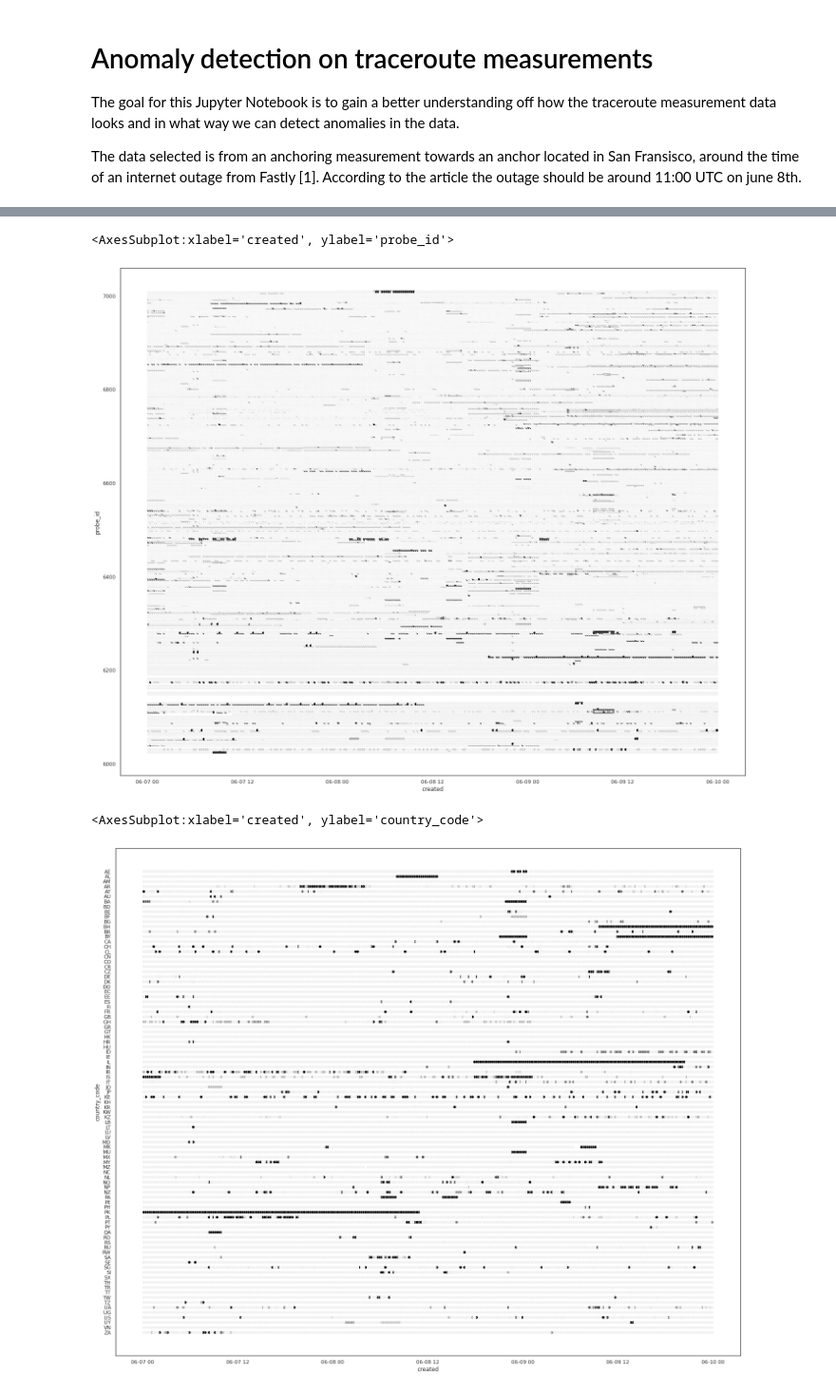
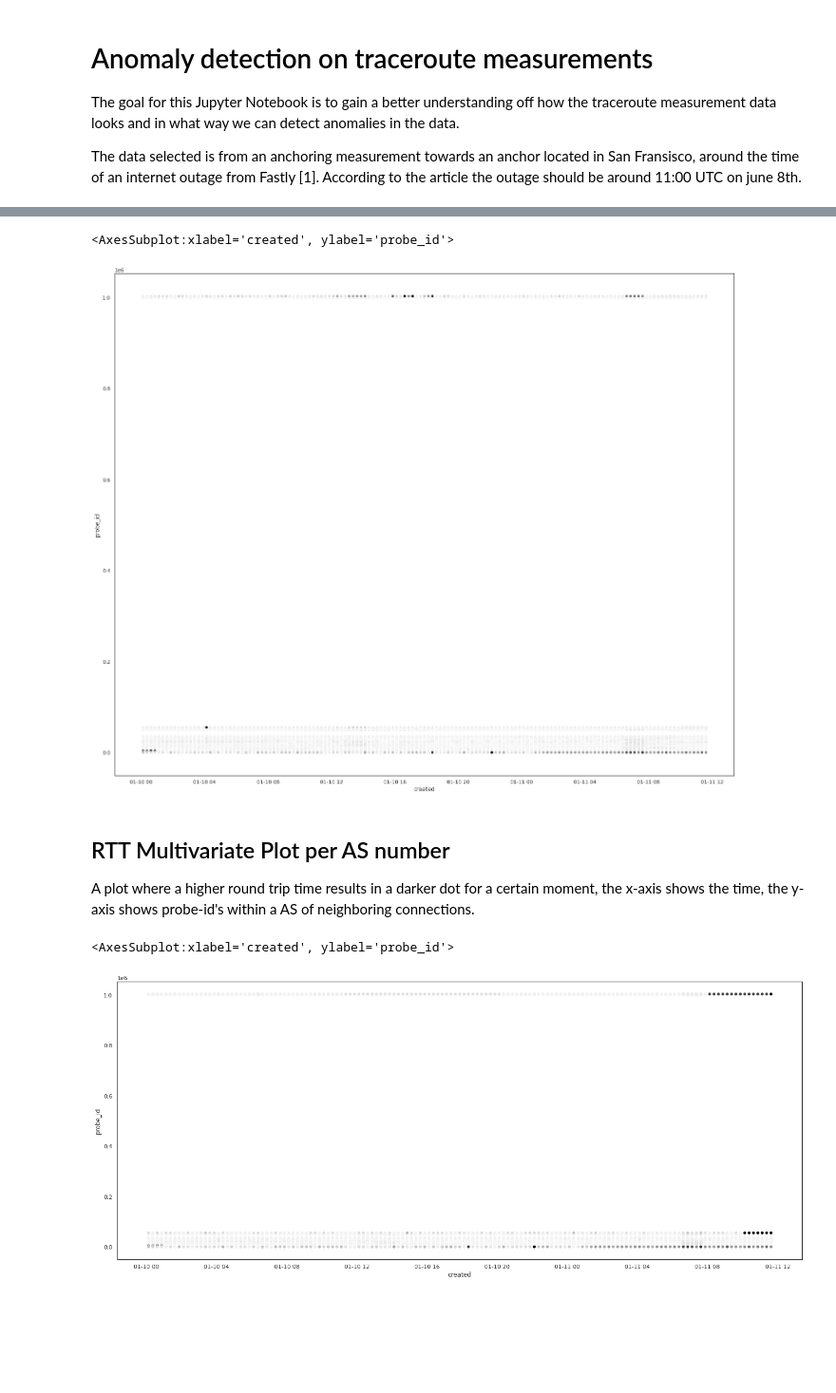
Before and after one commit to Wolframfriele/ripe-alerts-AI, a Jupyter notebook: test_bench_traceroute.ipynb, the cells around one changed output, grey strips where cells are left out. Shown at 95% size. Drawn from its saved outputs; the diff is of its cells as text; code cells hidden in the pictures; blank space fills up the shorter version.

```diff
--- a/test_bench_traceroute.ipynb
+++ b/test_bench_traceroute.ipynb
@@ -21,5 +30,5 @@ warnings.filterwarnings('ignore')
 # %%
 traceroute_import = TracerouteImport()
-df_traceroute = traceroute_import.read_dataset('measurement_data/traceroute_1.json')
-df_traceroute
+df = traceroute_import.read_dataset('measurement_data/traceroute-34761880.json')
+df
 # %% [output]
@@ -40,36 +53,28 @@ df_traceroute
 def calc_score(median, hops):
     if hops is None:
         return 0
-    return abs(hops-median)
+    return abs(float(hops) - median)
 
 def normalize(min_score, max_score, score):
     if max_score-min_score == 0:
         return 0
     return (score-min_score) / (max_score-min_score)
 
-def get_country_code(probe_id):
-    response = requests.get(f"https://atlas.ripe.net/api/v2/probes/{probe_id}").json()
-    return response['country_code']
+# def get_country_code(probe_id):
+#     response = requests.get(f"https://atlas.ripe.net/api/v2/probes/{probe_id}").json()
+#     return response['country_code']
 # %%
-"""
-x- as de tijd
-y- as de unieke probes
-de kleur van licht naar donker. Licht is als er niets aan de hand is en donker als het een aantal standaard afwijkingen afwijkt
- """
-
 unique_probes = df['probe_id'].unique()
 
-for i, probe_id in enumerate(unique_probes):
-    hops_series_probe = df[df['probe_id'] == probe_id]['total_hops']
+for probe_id in unique_probes:
+    hops_series_probe = df[df['probe_id'] == probe_id]['pre_entry_hop_min_rtt']
     median = hops_series_probe.median()
-    scores = hops_series_probe.apply(lambda total_hops: calc_score(median, total_hops))
+    scores = hops_series_probe.apply(lambda min_rtt: calc_score(median, min_rtt))
     score_max = scores.max()
     score_min = scores.min()
     normalized_scores = scores.apply(lambda score: normalize(score_min, score_max, score))
     df.loc[df['probe_id'] == probe_id, 'median_probe_hops'] = median
     df.loc[df['probe_id'] == probe_id, 'not_normalized_score'] = scores
     df.loc[df['probe_id'] == probe_id, 'normalized_score'] = normalized_scores
-    df.loc[df['probe_id'] == probe_id, 'country_code'] = get_country_code(probe_id)
-
 df
 # %% [output]
@@ -88,0 +116,11 @@ df
+# %%
+probes_in_as = []
+unique_as_num = df['pre_entry_as'].unique()
+for as_num in unique_as_num:
+    single_as_df = df[df['pre_entry_as'] == as_num]
+    probes_in_as.append(len(single_as_df['probe_id'].unique()))
+
+unique_as_num = [x for y, x in sorted(zip(probes_in_as, unique_as_num), reverse=True)]
+probes_in_as.sort(reverse=True)
+sns.set(rc={"figure.figsize":(24, 10)})
+sns.barplot(x=unique_as_num[:10], y=probes_in_as[:10])
@@ -92,14 +137,18 @@ sns.set_style("white")
 sns.scatterplot(data=df, x="created", y="probe_id", hue="normalized_score",legend=False, palette="light:black")
 # %% [output]
 <AxesSubplot:xlabel='created', ylabel='probe_id'>
-[figure, old version]
+[figure, new version]
+# %% [markdown]
+##  RTT Multivariate Plot per AS number
+
+A plot where a higher round trip time results in a darker dot for a certain moment, the x-axis shows the time, the y-axis shows probe-id's within a AS of neighboring connections.
 # %%
-# group scores by country_code use the average of scores
-sorted_df = df.sort_values('country_code')
+as_num = '4761'
+single_as_df = df[df['pre_entry_as'] == as_num]
 
-sns.set(rc={"figure.figsize":(24, 20)})
+sns.set(rc={"figure.figsize":(24, 10)})
 sns.set_style("white")
-sns.scatterplot(data=sorted_df, x="created", y="country_code", hue="normalized_score",legend=False, palette="light:black")
+sns.scatterplot(data=single_as_df, x="created", y="probe_id", hue="normalized_score",legend=False, palette="light:black")
 # %% [output]
-<AxesSubplot:xlabel='created', ylabel='country_code'>
+<AxesSubplot:xlabel='created', ylabel='probe_id'>
-[figure, old version]
+[figure, new version]
```
Also changed, not shown: parts of 32 cells of this notebook, 4 other files.
